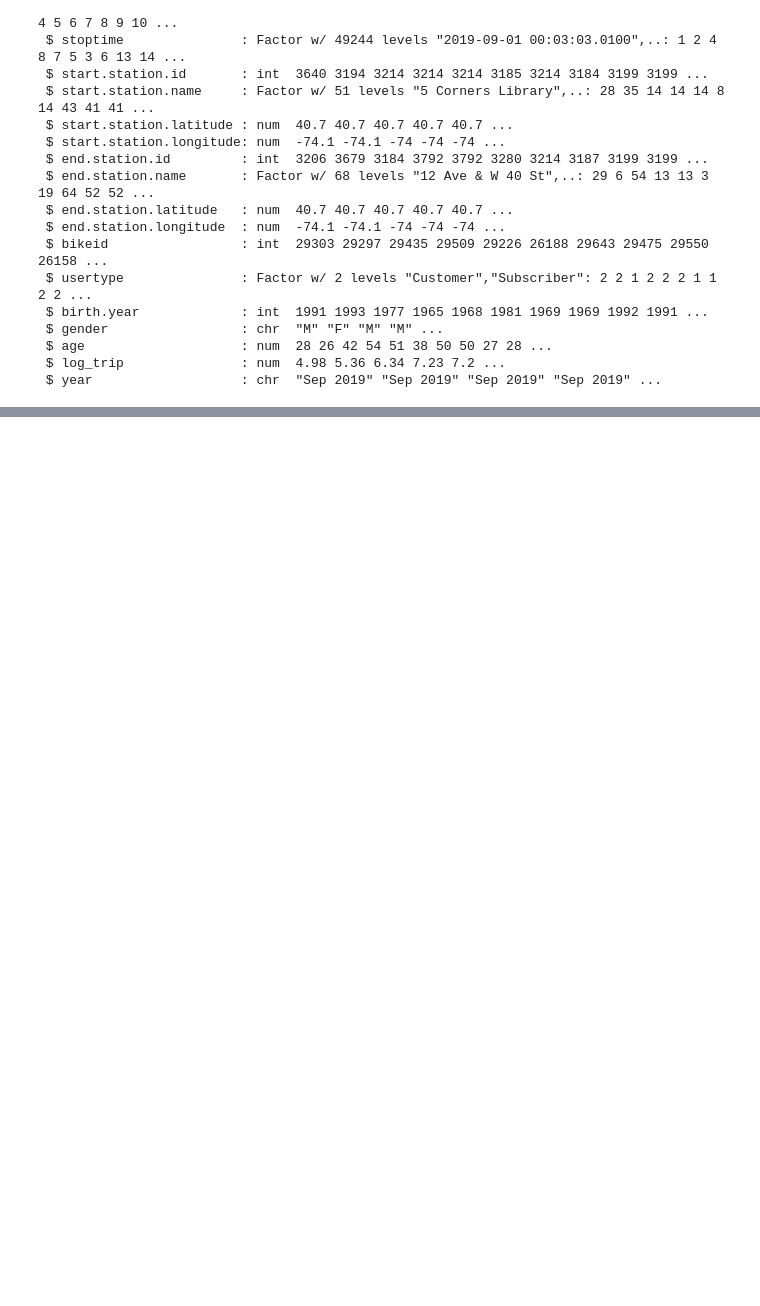
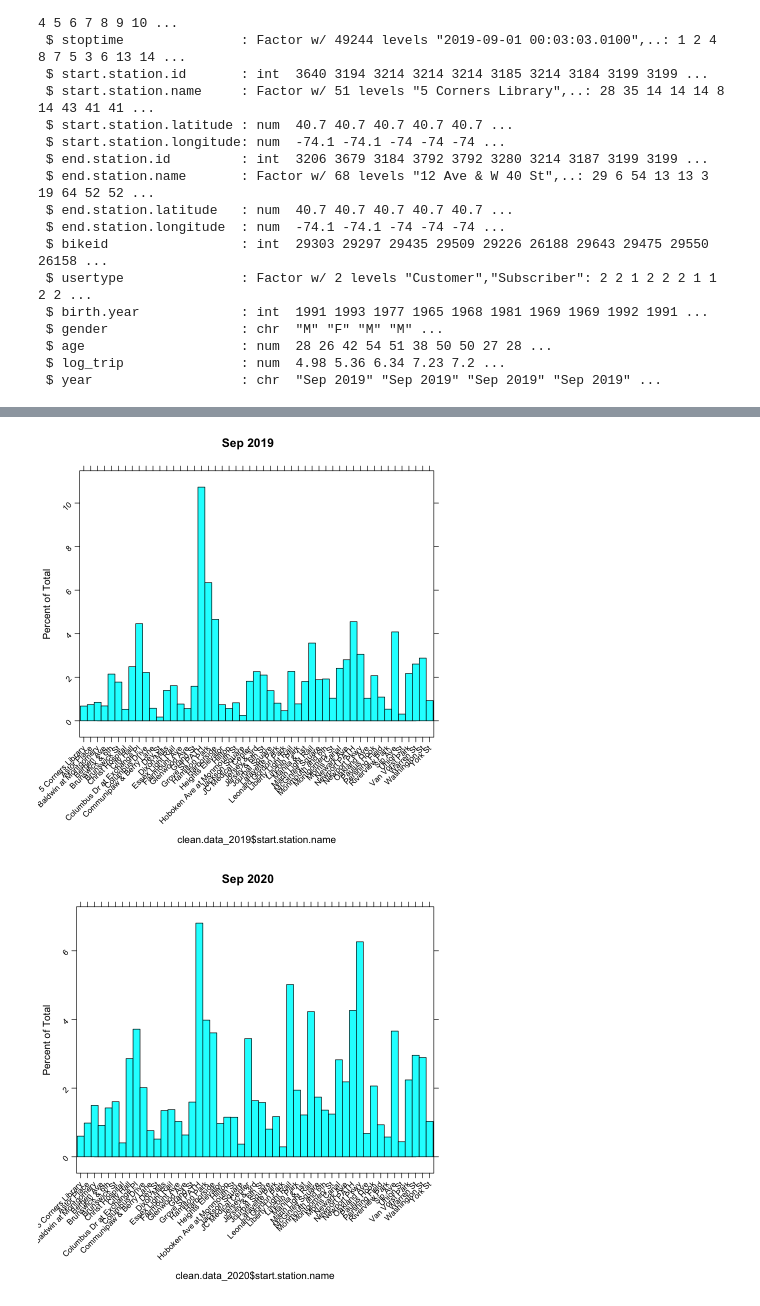
Before and after one commit to OlegRyzhkov2020/city_bike_analytics, a Jupyter notebook: bikeData_etl.ipynb, the cells around one changed output, grey strips where cells are left out. Cells and saved outputs as stored; diff of their text form; code cells hidden in the pictures; blank space fills up the shorter version.

```diff
--- a/bikeData_etl.ipynb
+++ b/bikeData_etl.ipynb
@@ -238,0 +208,6 @@ str(clean.data_2019)
+# %%
+# Station trips distribution
+
+histogram(clean.data_2019$start.station.name, data = clean.data_2019, main='Sep 2019', scales=list(y=list(rot=45), x=list(rot=45)))
+histogram(clean.data_2020$start.station.name, data = clean.data_2020, main='Sep 2020', scales=list(y=list(rot=45), x=list(rot=45)))
+# %% [output]
@@ -238,0 +218,2 @@ str(clean.data_2019)
+[figure, added]
+[figure, added]
```
Also changed, not shown: parts of 24 cells of this notebook, 10 other files.
